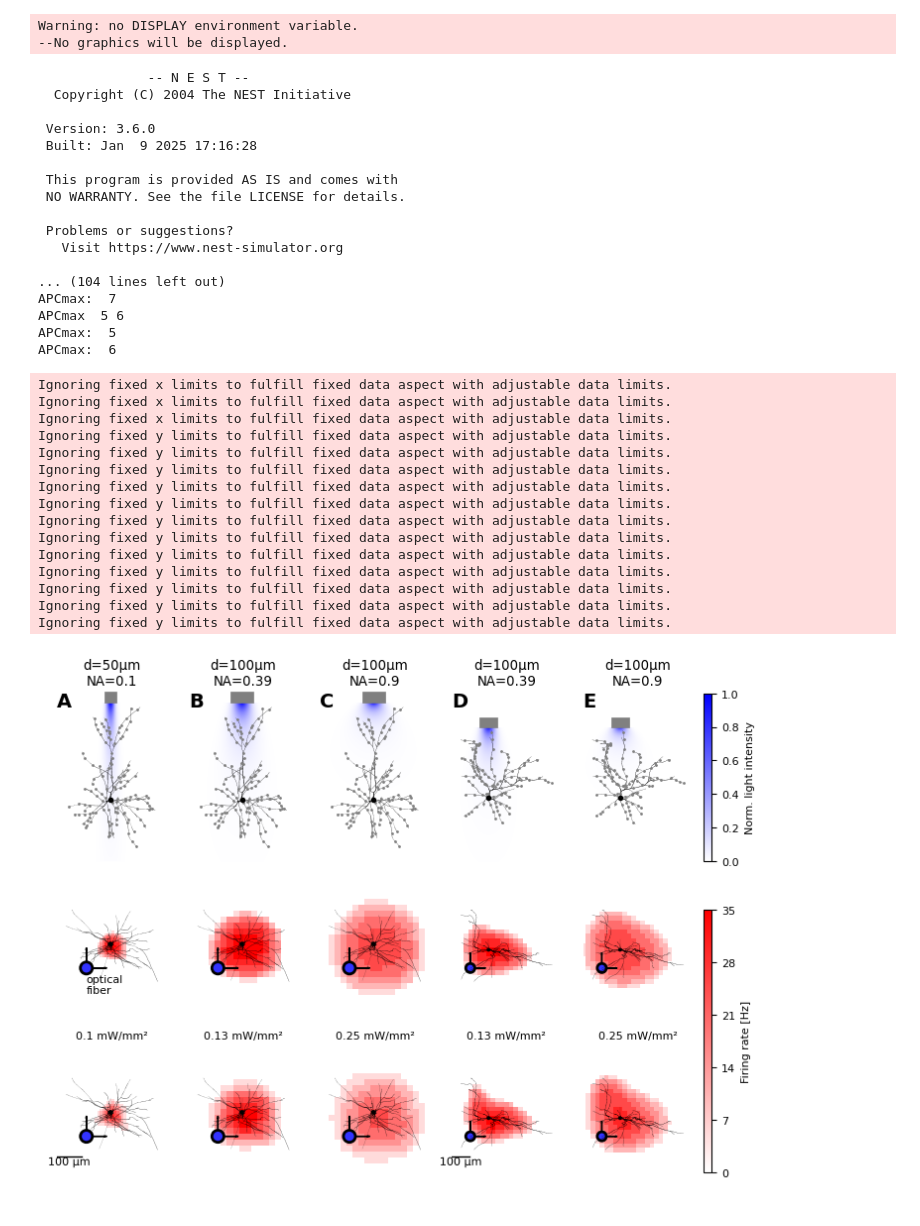
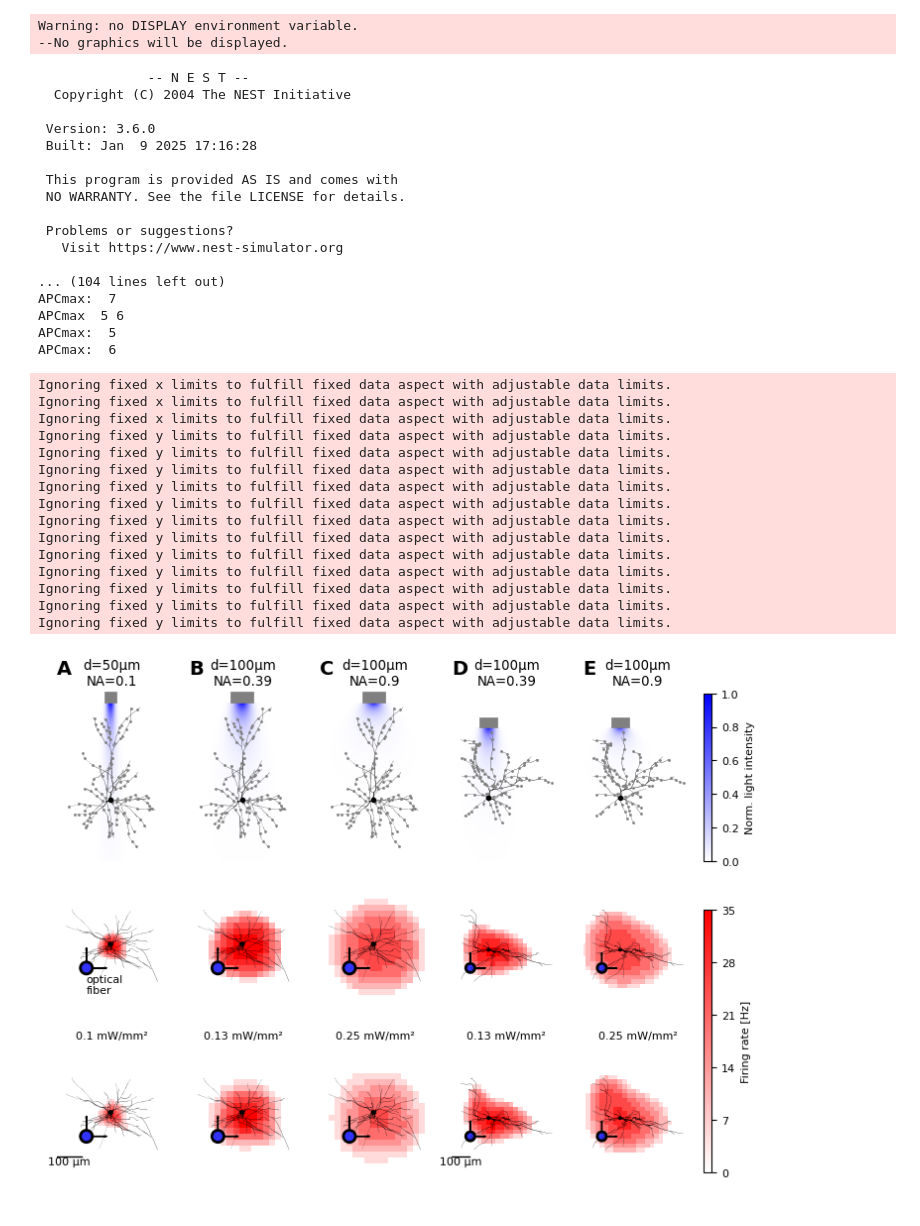
Before and after one commit to dberling/reduce_opto_response, a Jupyter notebook: article_figures/article_figure3.ipynb, the cells around one changed output. Cells and saved outputs as stored; diff of their text form; code cells hidden in the pictures.

```diff
--- a/article_figures/article_figure3.ipynb
+++ b/article_figures/article_figure3.ipynb
@@ -393,7 +393,7 @@ label_subplots_ABC(
         fig,
         axs=[ax0, ax1, ax2, ax3, ax4],
         x_shift=0,
-        y_shift=-0.02,
+        y_shift=0.03,
         fontsize=14,
         weight='bold'
 )
@@ -414,31 +414,31 @@ Warning: no DISPLAY environment variable.
 
  Version: 3.6.0
  Built: Jan  9 2025 17:16:28
 
  This program is provided AS IS and comes with
  NO WARRANTY. See the file LICENSE for details.
 
  Problems or suggestions?
    Visit https://www.nest-simulator.org
 
 ... (104 lines left out)
 APCmax:  7
 APCmax  5 6
 APCmax:  5
 APCmax:  6
 Ignoring fixed x limits to fulfill fixed data aspect with adjustable data limits.
 Ignoring fixed x limits to fulfill fixed data aspect with adjustable data limits.
 Ignoring fixed x limits to fulfill fixed data aspect with adjustable data limits.
 Ignoring fixed y limits to fulfill fixed data aspect with adjustable data limits.
 Ignoring fixed y limits to fulfill fixed data aspect with adjustable data limits.
 Ignoring fixed y limits to fulfill fixed data aspect with adjustable data limits.
 Ignoring fixed y limits to fulfill fixed data aspect with adjustable data limits.
 Ignoring fixed y limits to fulfill fixed data aspect with adjustable data limits.
 Ignoring fixed y limits to fulfill fixed data aspect with adjustable data limits.
 Ignoring fixed y limits to fulfill fixed data aspect with adjustable data limits.
 Ignoring fixed y limits to fulfill fixed data aspect with adjustable data limits.
 Ignoring fixed y limits to fulfill fixed data aspect with adjustable data limits.
 Ignoring fixed y limits to fulfill fixed data aspect with adjustable data limits.
 Ignoring fixed y limits to fulfill fixed data aspect with adjustable data limits.
 Ignoring fixed y limits to fulfill fixed data aspect with adjustable data limits.
-[figure, old version]
+[figure, new version]
```
Also changed, not shown: 1 other file.
